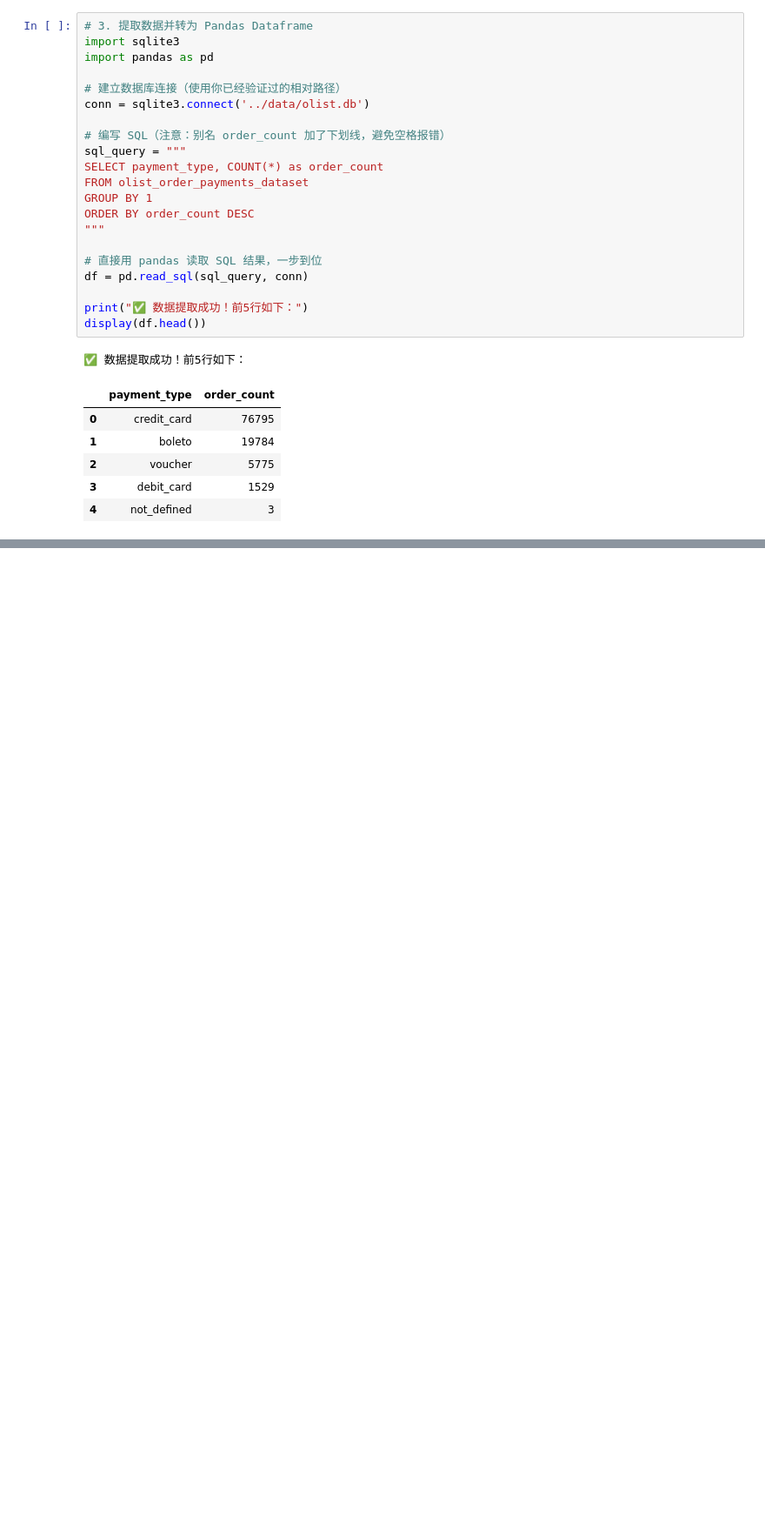
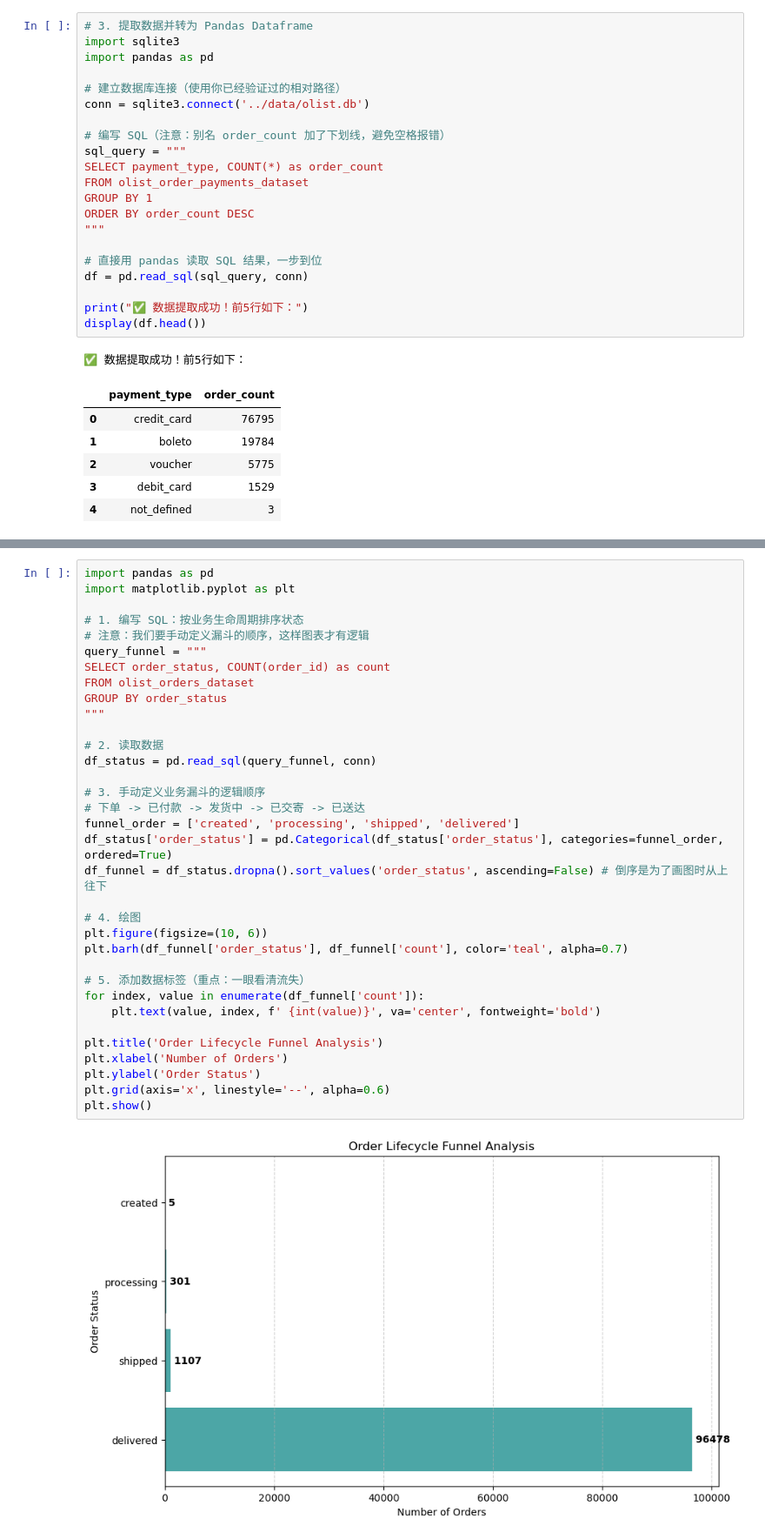
Before and after one commit to rileymskcnctools-oss/01_Brazil_Ecommerce, a Jupyter notebook: notebooks/final_analysis.ipynb, the cells around one changed output, grey strips where cells are left out. Shown at 87% size. Saved outputs shown, nothing was run; the diff lists cells and outputs as text; blank space fills up the shorter version.

```diff
--- a/notebooks/final_analysis.ipynb
+++ b/notebooks/final_analysis.ipynb
@@ -47,0 +93,36 @@ df.plot(kind='bar', x='payment_type', y='order_count', title='Olist Payment Meth
+# %%
+import pandas as pd
+import matplotlib.pyplot as plt
+
+# 1. 编写 SQL：按业务生命周期排序状态
+# 注意：我们要手动定义漏斗的顺序，这样图表才有逻辑
+query_funnel = """
+SELECT order_status, COUNT(order_id) as count
+FROM olist_orders_dataset
+GROUP BY order_status
+"""
+
+# 2. 读取数据
+df_status = pd.read_sql(query_funnel, conn)
+
+# 3. 手动定义业务漏斗的逻辑顺序
+# 下单 -> 已付款 -> 发货中 -> 已交寄 -> 已送达
+funnel_order = ['created', 'processing', 'shipped', 'delivered']
+df_status['order_status'] = pd.Categorical(df_status['order_status'], categories=funnel_order, ordered=True)
+df_funnel = df_status.dropna().sort_values('order_status', ascending=False) # 倒序是为了画图时从上往下
+
+# 4. 绘图
+plt.figure(figsize=(10, 6))
+plt.barh(df_funnel['order_status'], df_funnel['count'], color='teal', alpha=0.7)
+
+# 5. 添加数据标签（重点：一眼看清流失）
+for index, value in enumerate(df_funnel['count']):
+    plt.text(value, index, f' {int(value)}', va='center', fontweight='bold')
+
+plt.title('Order Lifecycle Funnel Analysis')
+plt.xlabel('Number of Orders')
+plt.ylabel('Order Status')
+plt.grid(axis='x', linestyle='--', alpha=0.6)
+plt.show()
+# %% [output]
+[figure, added]
```
Also changed, not shown: parts of 4 cells of this notebook, 6 other files.
